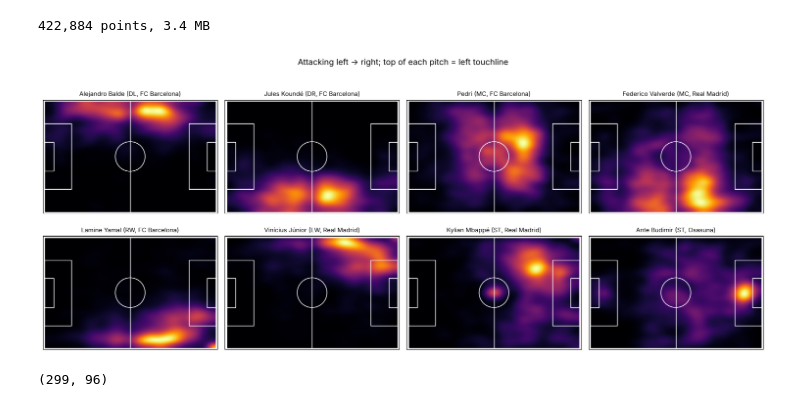
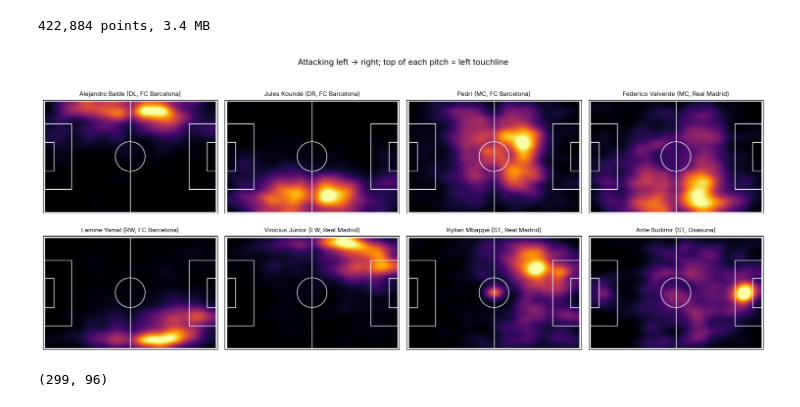
Before and after one commit to sejaldua/laliga-player-roles, a Jupyter notebook: notebooks/laliga_archetypes_starter.ipynb, the cells around one changed output. Drawn from its saved outputs; the diff is of its cells as text; code cells hidden in the pictures.

```diff
--- a/notebooks/laliga_archetypes_starter.ipynb
+++ b/notebooks/laliga_archetypes_starter.ipynb
@@ -427,8 +430,10 @@ points = load("heatmap_points", usecols=["player_id", "x", "y", "count"],
               dtype={"player_id": "int32", "x": "int8", "y": "int8", "count": "int16"})
 print(f"{len(points):,} points, {points.memory_usage(deep=True).sum() / 1e6:.1f} MB")
 
-# Keep only eligible players (and index by player for fast per-player lookups)
-points = points[points["player_id"].isin(df["player_id"])].set_index("player_id").sort_index()
+# Keep only eligible players, and drop corner kicks: SofaScore logs them as touches on the corner flags,
+# which is set-piece duty, not open-play position (the zone/summary features already exclude them)
+corner_flag = (points["x"] >= 98) & ((points["y"] <= 2) | (points["y"] >= 98))
+points = points[points["player_id"].isin(df["player_id"]) & ~corner_flag].set_index("player_id").sort_index()
 # %% [output]
 422,884 points, 3.4 MB
 # %%
@@ -456,22 +461,23 @@ def player_heatmap(player_name, ax=None, sigma=3.5):
     H, _, _ = np.histogram2d(pts["x"], pts["y"], bins=100, range=[[0, 100], [0, 100]], weights=pts["count"])
     H = gaussian_filter(H, sigma)
     ax = ax or plt.gca()
-    ax.imshow(H.T, origin="lower", extent=[0, 100, 0, 100], cmap="inferno", aspect=68 / 105)
+    ax.imshow(H.T, origin="lower", extent=[0, 100, 0, 100], cmap="inferno", aspect=68 / 105,
+              vmax=np.quantile(H, 0.995))      # robust colour scale: one hot spot can't wash out the rest
     draw_pitch(ax)
     ax.set_title(f"{player_name} ({row['primary_position_detailed']}, {row['team_name']})", fontsize=9)
     return ax
 
 
 examples = ["Alejandro Balde", "Jules Koundé", "Pedri", "Federico Valverde",
             "Lamine Yamal", "Vinícius Júnior", "Kylian Mbappé", "Ante Budimir"]
 examples = [p for p in examples if p in set(df["player_name"])]
 fig, axes = plt.subplots(2, 4, figsize=(15, 6.5))
 for name, ax in zip(examples, axes.flat):
     player_heatmap(name, ax)
 plt.suptitle("Attacking left → right; top of each pitch = left touchline", y=1.0)
 plt.tight_layout()
 # %% [output]
-[figure, old version]
+[figure, new version]
 # %%
 def zone_grid(points, nx=12, ny=8):
     """Your own zone grid from the raw points: returns players x (nx*ny) shares, rows sum to 1.
```
Also changed, not shown: parts of 77 cells of this notebook, 5 other files.
